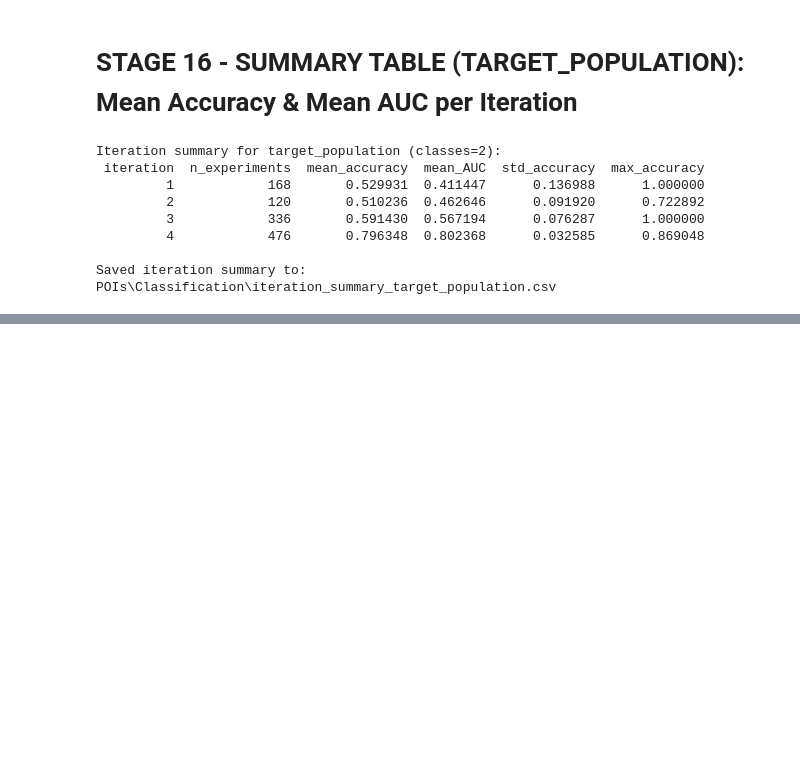
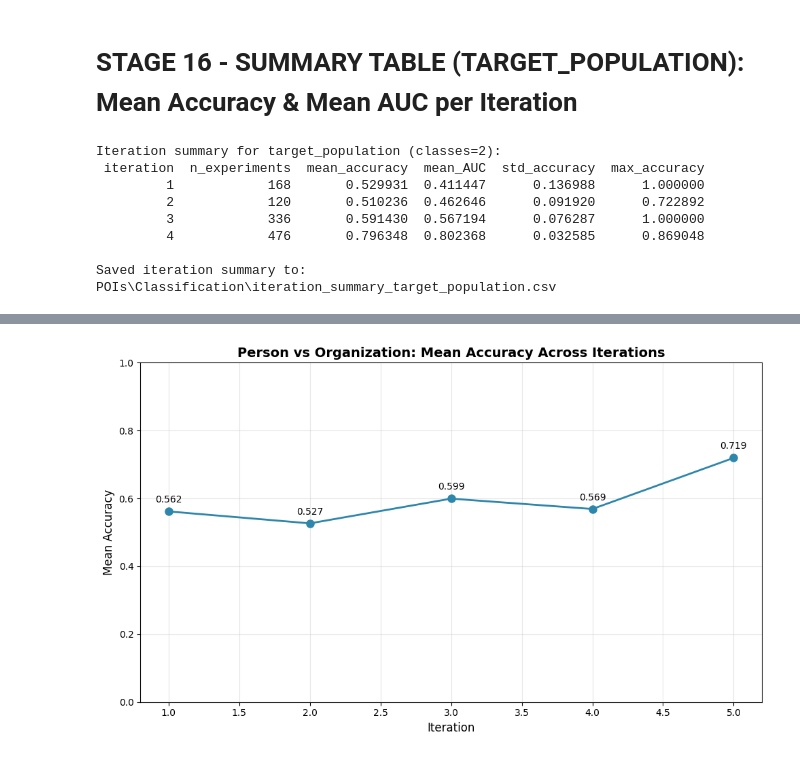
Before and after one commit to Nitaybenadmon123/Iran, a Jupyter notebook: Iranian_Users_Data_Analysis.ipynb, the cells around one changed output, grey strips where cells are left out. Saved outputs shown, nothing was run; the diff lists cells and outputs as text; code cells hidden in the pictures; blank space fills up the shorter version.

Commit message:
סיום שלב 16 עבור person vs organization הכנה ללמידה אקטיבית local vs diaspora

```diff
--- a/Iranian_Users_Data_Analysis.ipynb
+++ b/Iranian_Users_Data_Analysis.ipynb
@@ -14334,0 +15328,93 @@ plot_mean_accuracy(
+# %%
+# STAGE 16 - PERSON VS ORGANIZATION: חישוב ממוצע דיוקים ועדכון גרף
+
+import pandas as pd
+import matplotlib.pyplot as plt
+from pathlib import Path
+
+# טעינת תוצאות הניסויים
+BASE_DIR = Path(".")
+CLASSIFICATION_DIR = BASE_DIR / "POIs" / "Classification"
+EXPERIMENTS_DIR = CLASSIFICATION_DIR / "Experiments"
+PLOTS_DIR = CLASSIFICATION_DIR / "Plots"
+PLOTS_DIR.mkdir(exist_ok=True)
+
+RESULTS_FILE = EXPERIMENTS_DIR / "experiments_results.csv"
+
+print("=" * 80)
+print("STAGE 16 - PERSON VS ORGANIZATION: חישוב ממוצע דיוקים לפי איטרציה")
+print("=" * 80)
+
+# טעינת התוצאות
+df_results = pd.read_csv(RESULTS_FILE)
+print(f"\n[INFO] טעינת {len(df_results)} שורות מתוצאות הניסויים")
+
+# סינון לפי person_vs_organization
+df_po = df_results[df_results["target_column"] == "person_vs_organization"].copy()
+print(f"[INFO] מצאנו {len(df_po)} שורות עבור person_vs_organization")
+
+# קבלת רשימת האיטרציות
+iterations = sorted(df_po["iteration"].unique())
+print(f"[INFO] איטרציות זמינות: {iterations}")
+
+# חישוב ממוצע accuracy ו-AUC לכל איטרציה
+summary_data = []
+for iter_num in iterations:
+    df_iter = df_po[df_po["iteration"] == iter_num]
+    mean_acc = df_iter["accuracy"].mean()
+    mean_auc = df_iter["AUC"].mean()  # יכול להיות NaN אם אין AUC
+    count = len(df_iter)
+
+    summary_data.append({
+        "iteration": iter_num,
+        "mean_accuracy": mean_acc,
+        "mean_AUC": mean_auc,
+        "num_experiments": count
+    })
+
+    print(f"\nאיטרציה {iter_num}:")
+    print(f"  • מספר ניסויים: {count}")
+    print(f"  • ממוצע Accuracy: {mean_acc:.4f}")
+    if not pd.isna(mean_auc):
+        print(f"  • ממוצע AUC: {mean_auc:.4f}")
+
+summary_df = pd.DataFrame(summary_data)
+
+# שמירת טבלת סיכום
+summary_file = CLASSIFICATION_DIR / "person_vs_organization_summary_by_iteration.csv"
+summary_df.to_csv(summary_file, index=False, encoding="utf-8")
+print(f"\n✅ נשמר סיכום ב: {summary_file}")
+
+# יצירת גרף ממוצע דיוקים לפי איטרציה
+plt.figure(figsize=(10, 6))
+plt.plot(summary_df["iteration"], summary_df["mean_accuracy"],
+         marker="o", linewidth=2, markersize=8, color="#2E86AB")
+
+plt.title("Person vs Organization: Mean Accuracy Across Iterations",
+          fontsize=14, fontweight="bold")
+plt.xlabel("Iteration", fontsize=12)
+plt.ylabel("Mean Accuracy", fontsize=12)
+plt.grid(True, alpha=0.3)
+plt.ylim([0, 1])
+
+# הוספת תוויות ערכים על הנקודות
+for idx, row in summary_df.iterrows():
+    plt.text(row["iteration"], row["mean_accuracy"] + 0.02,
+             f'{row["mean_accuracy"]:.3f}',
+             ha='center', va='bottom', fontsize=10)
+
+plt.tight_layout()
+
+# שמירת הגרף
+plot_file = PLOTS_DIR / "person_vs_organization_mean_accuracy_across_iterations.png"
+plt.savefig(plot_file, dpi=300, bbox_inches="tight")
+print(f"✅ נשמר גרף ב: {plot_file}")
+
+plt.show()
+
+print("\n" + "=" * 80)
+print("סיכום:")
+print("=" * 80)
+print(summary_df.to_string(index=False))
+print("=" * 80)
+# %% [output]
@@ -14334,0 +15438 @@ plot_mean_accuracy(
+[figure, added]
```
Also changed, not shown: parts of 38 cells of this notebook, 33 other files.
